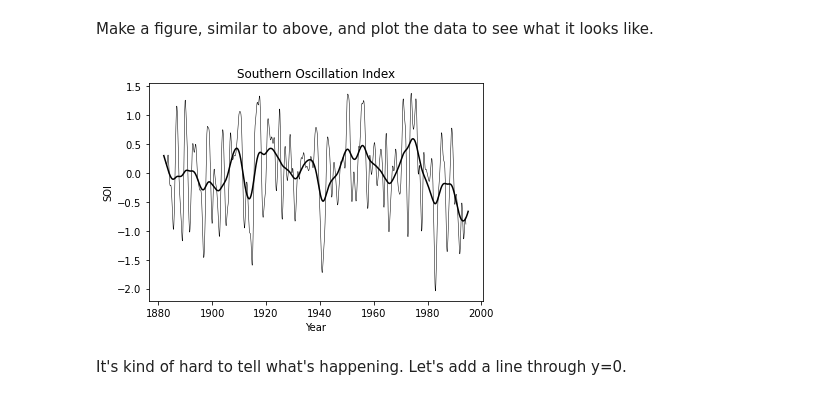
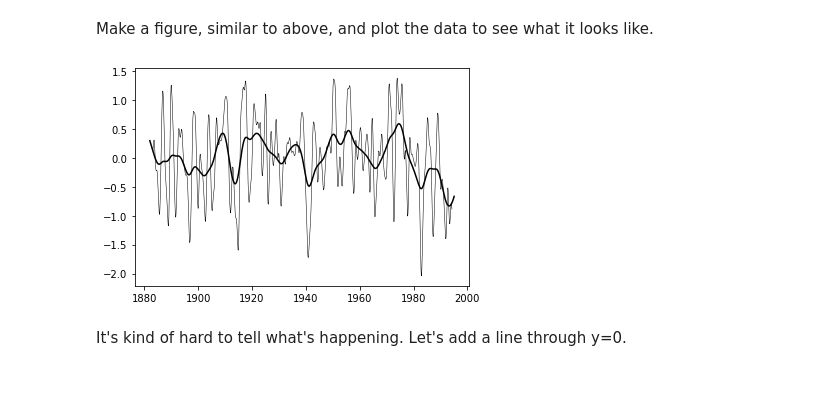
Before and after one commit to anissa111/matplotlib-tutorial, a Jupyter notebook: Prerelease.ipynb, the cells around one changed output. Drawn from its saved outputs; the diff is of its cells as text; code cells hidden in the pictures.

```diff
--- a/Prerelease.ipynb
+++ b/Prerelease.ipynb
@@ -108,19 +108,12 @@ Make a figure, similar to above, and plot the data to see what it looks like.
 # %%
 # Plot data
 fig = plt.figure()
 ax = plt.gca()
 
-# Label the axes
-plt.xlabel('Year')
-plt.ylabel('SOI')
-
-# Set plot title
-plt.title('Southern Oscillation Index')
-
 ax.plot(date, soi, color='black', linewidth=0.5)
 ax.plot(date, dsoi, color='black');
 # %% [output]
-[figure, old version]
+[figure, new version]
 # %% [markdown]
 It's kind of hard to tell what's happening. Let's add a line through y=0.
 # %%
```
Also changed, not shown: parts of 6 cells of this notebook.
